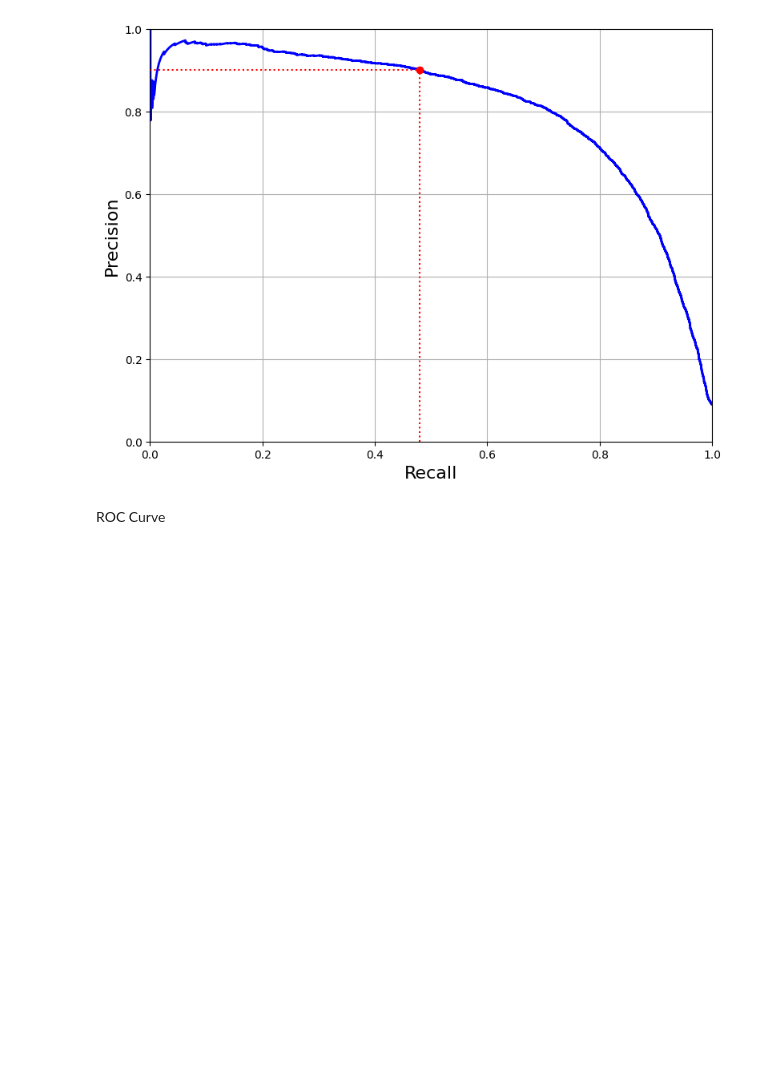
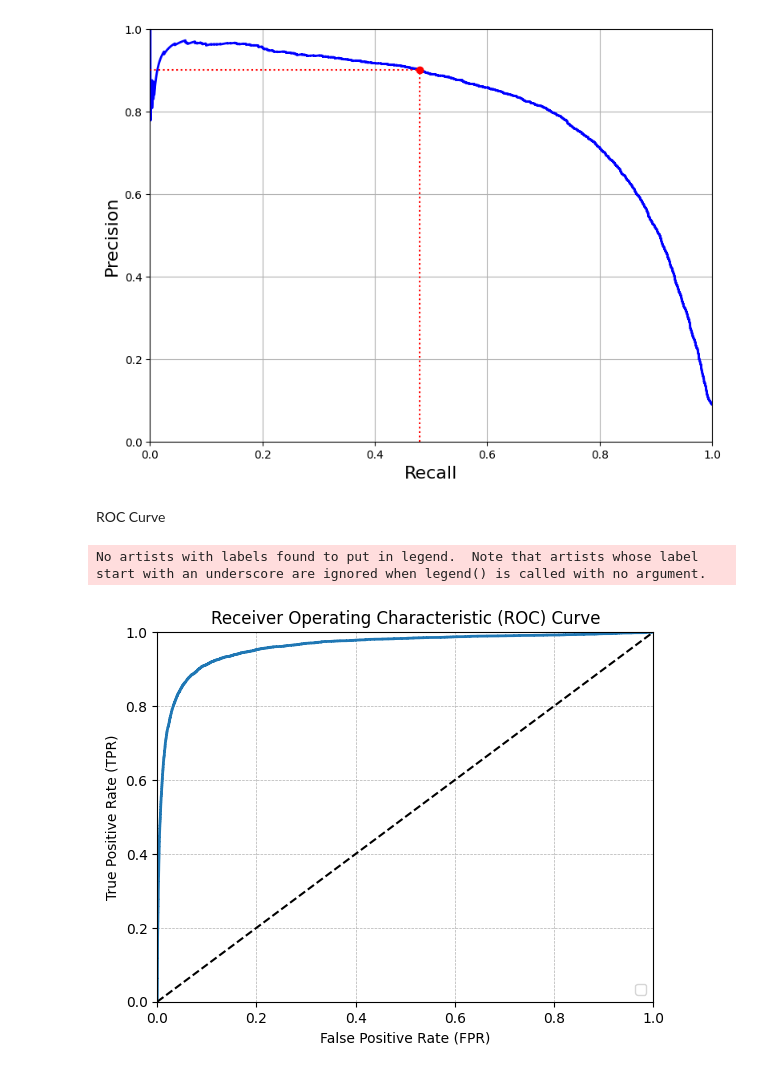
Before and after one commit to avbendre/Hands-On_MachineLearning_with_Scikit-Learn_Keras_n_Tensorflow, a Jupyter notebook: chapter_3/classification_MNIST.ipynb, the cells around one changed output. Cells and saved outputs as stored; diff of their text form; code cells hidden in the pictures; blank space fills up the shorter version.

```diff
--- a/chapter_3/classification_MNIST.ipynb
+++ b/chapter_3/classification_MNIST.ipynb
@@ -295,3 +295,21 @@ ROC Curve
 from sklearn.metrics import roc_curve
 # %%
 fpr, tpr, thresholds = roc_curve(y_train_5,y_scores)
+# %%
+def plot_roc_curve(fpr,tpr,label = None):
+    plt.plot(fpr,tpr,linewidth =2, label = label)
+    plt.plot([0,1],[0,1],'k--')
+    plt.grid(True, which='both', linestyle='--', linewidth=0.5)
+
+    plt.title('Receiver Operating Characteristic (ROC) Curve')
+    plt.xlabel('False Positive Rate (FPR)')
+    plt.ylabel('True Positive Rate (TPR)')
+    plt.xlim([0.0, 1.0])
+    plt.ylim([0.0, 1.0])
+    plt.legend(loc='lower right')
+
+plot_roc_curve(fpr,tpr)
+plt.show()
+# %% [output]
+No artists with labels found to put in legend.  Note that artists whose label start with an underscore are ignored when legend() is called with no argument.
+[figure, added]
```
